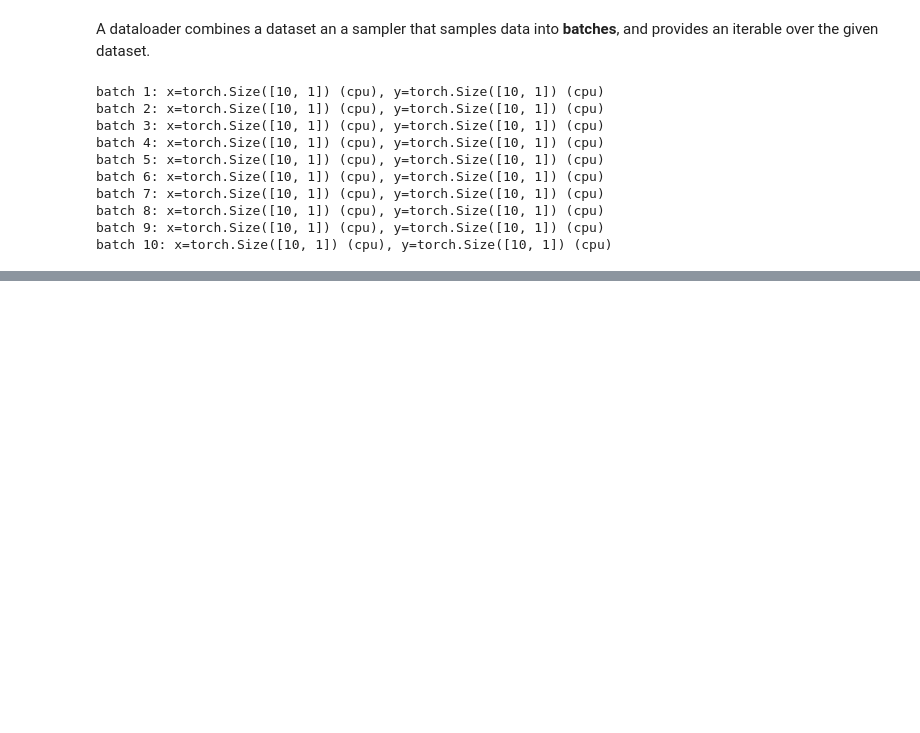
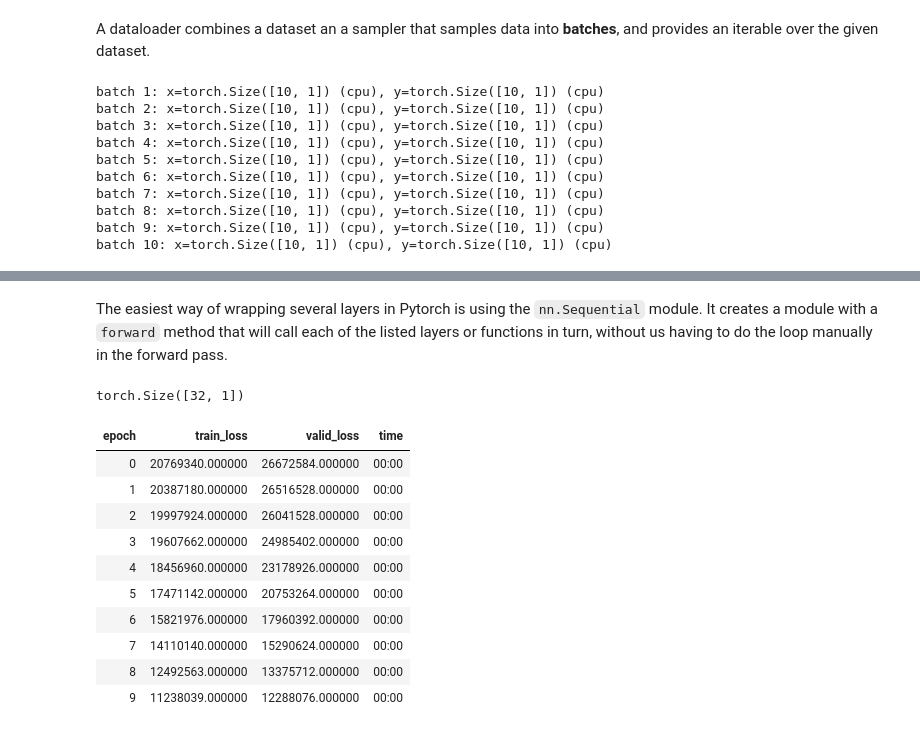
Before and after one commit to stardust-r/walk-with-deep-learning, a Jupyter notebook: 00_build_simple_neural_network_pytorch.ipynb, the cells around one changed output, grey strips where cells are left out. Drawn from its saved outputs; the diff is of its cells as text; code cells hidden in the pictures; blank space fills up the shorter version.

```diff
--- a/00_build_simple_neural_network_pytorch.ipynb
+++ b/00_build_simple_neural_network_pytorch.ipynb
@@ -82,0 +300,6 @@ class LinRegModel(nn.Module):
+# %%
+train_mean = train_ds.tensors[0].mean()
+train_std = train_ds.tensors[0].std()
+# %%
+dls = DataLoaders.from_dsets(train_ds, valid_ds, bs = 32,
+                             batch_tfms=[lambda x: (x-train_mean)/train_std])
@@ -82,0 +310,41 @@ class LinRegModel(nn.Module):
+# %% [markdown]
+The easiest way of wrapping several layers in Pytorch is using the `nn.Sequential` module. It creates a module with a `forward` method that will call each of the listed layers or functions in turn, without us having to do the loop manually in the forward pass.
+# %%
+#export
+class MLP3(nn.Module):
+    def __init__(self, n_in=1, nh1=200, nh2=100, nh3=50, n_out=1):
+        super().__init__()
+        self.layers = nn.Sequential(
+            nn.Linear(n_in, nh1),
+            nn.ReLU(),
+            nn.Linear(nh1, nh2),
+            nn.ReLU(),
+            nn.Linear(nh2, nh3),
+            nn.ReLU(),
+            nn.Linear(nh3, n_out)
+        )
+
+    def forward(self, x): return self.layers(x)
+# %%
+x, y = dls.one_batch()
+model = MLP3()
+output = model(x)
+output.shape
+# %% [output]
+torch.Size([32, 1])
+# %%
+learn = Learner(dls, MLP3(), loss_func=nn.MSELoss(), opt_func=Adam)
+# %%
+learn.fit(10, lr=1e-3)
+# %% [output]
+| epoch | train_loss | valid_loss | time |
+| 0 | 20769340.000000 | 26672584.000000 | 00:00 |
+| 1 | 20387180.000000 | 26516528.000000 | 00:00 |
+| 2 | 19997924.000000 | 26041528.000000 | 00:00 |
+| 3 | 19607662.000000 | 24985402.000000 | 00:00 |
+| 4 | 18456960.000000 | 23178926.000000 | 00:00 |
+| 5 | 17471142.000000 | 20753264.000000 | 00:00 |
+| 6 | 15821976.000000 | 17960392.000000 | 00:00 |
+| 7 | 14110140.000000 | 15290624.000000 | 00:00 |
+| 8 | 12492563.000000 | 13375712.000000 | 00:00 |
+| 9 | 11238039.000000 | 12288076.000000 | 00:00 |
```
Also changed, not shown: parts of 46 cells of this notebook.
